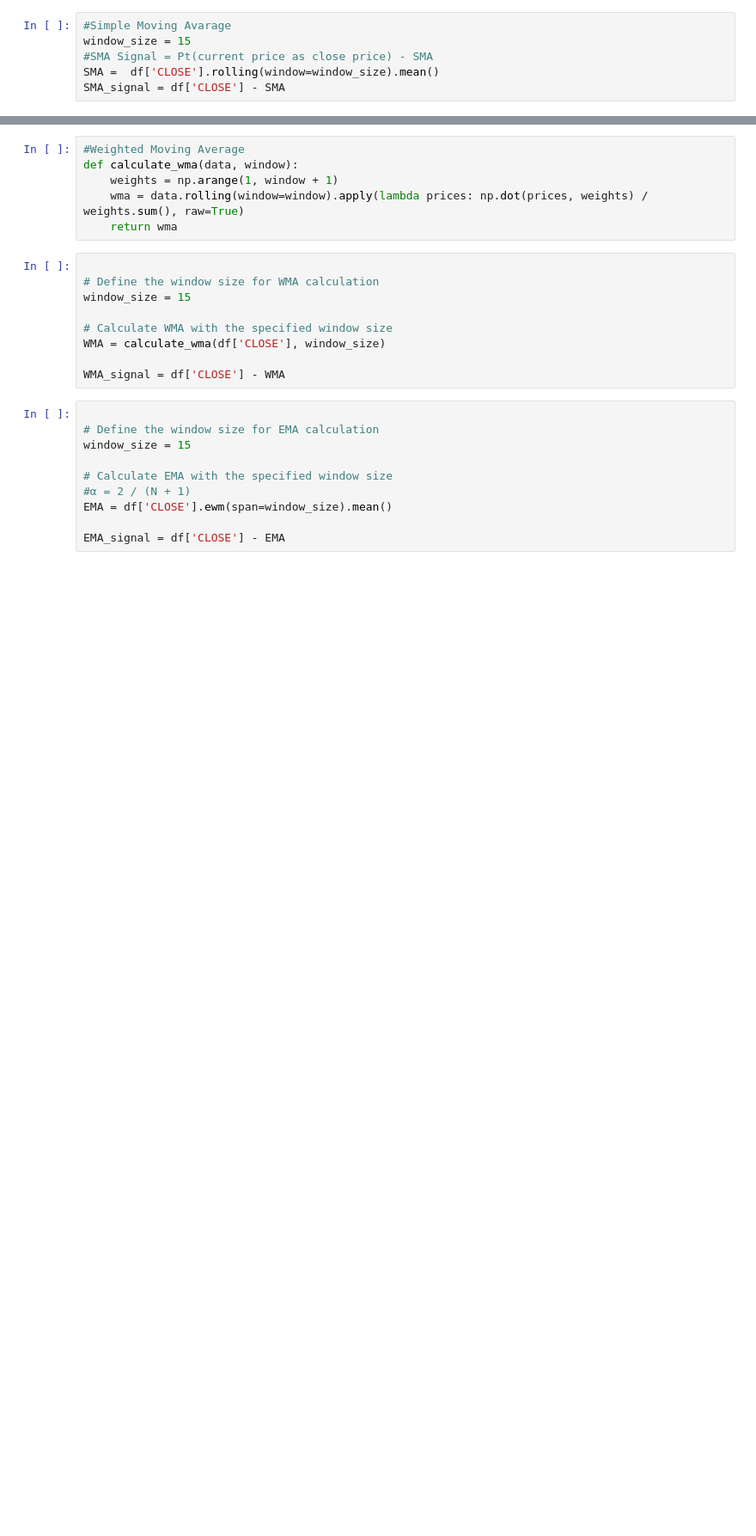
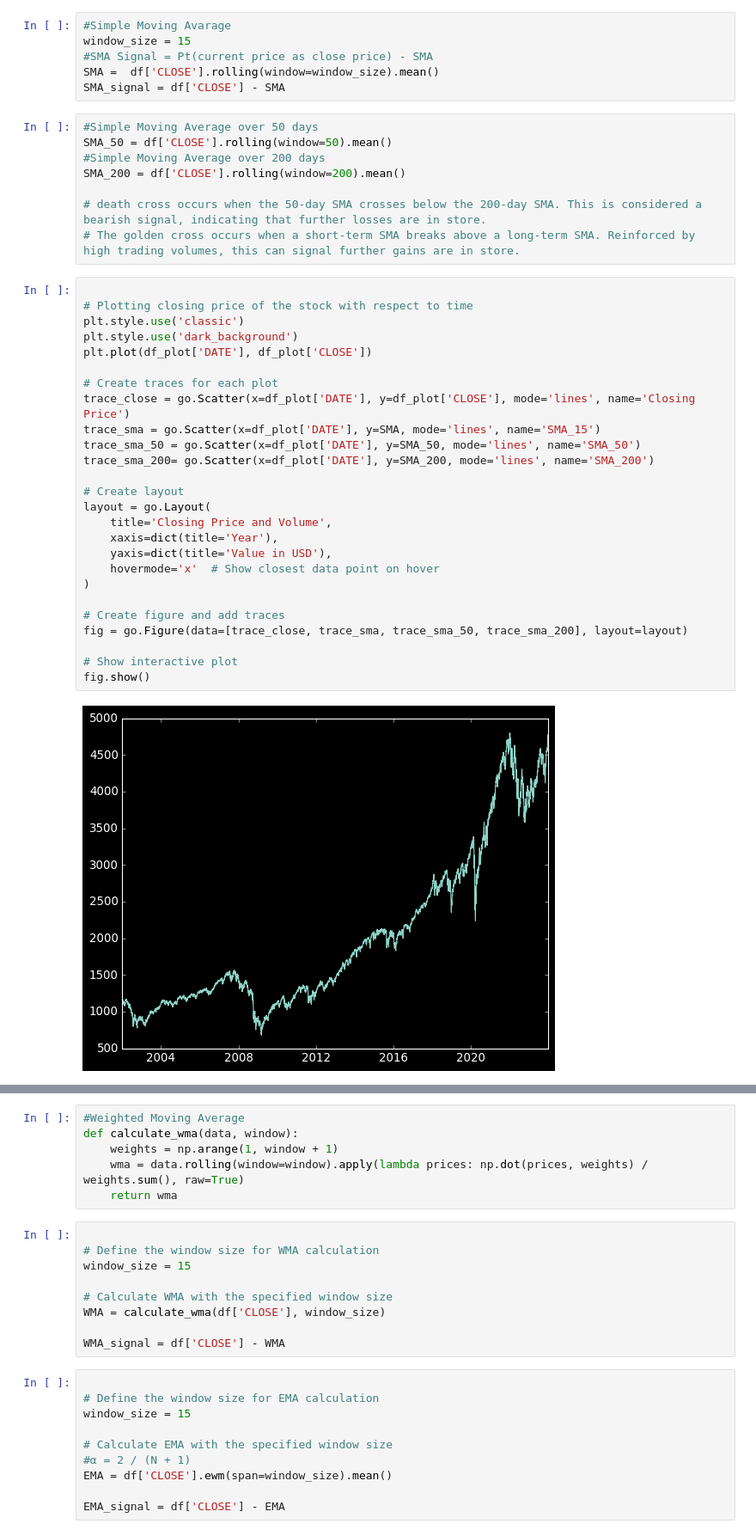
Before and after one commit to RashaJ90/Buy-Sell-Signals-XGBRegressor, a Jupyter notebook: notebooks/investor.ipynb, the cells around one changed output, grey strips where cells are left out. Shown at 86% size. Cells and saved outputs as stored; diff of their text form; blank space fills up the shorter version.

```diff
--- a/notebooks/investor.ipynb
+++ b/notebooks/investor.ipynb
@@ -184,3 +162,39 @@ window_size = 15
 #SMA Signal = Pt(current price as close price) - SMA
 SMA =  df['CLOSE'].rolling(window=window_size).mean()
 SMA_signal = df['CLOSE'] - SMA
+# %%
+#Simple Moving Average over 50 days
+SMA_50 = df['CLOSE'].rolling(window=50).mean()
+#Simple Moving Average over 200 days
+SMA_200 = df['CLOSE'].rolling(window=200).mean()
+
+# death cross occurs when the 50-day SMA crosses below the 200-day SMA. This is considered a bearish signal, indicating that further losses are in store.
+# The golden cross occurs when a short-term SMA breaks above a long-term SMA. Reinforced by high trading volumes, this can signal further gains are in store.
+# %%
+
+# Plotting closing price of the stock with respect to time
+plt.style.use('classic')
+plt.style.use('dark_background')
+plt.plot(df_plot['DATE'], df_plot['CLOSE'])
+
+# Create traces for each plot
+trace_close = go.Scatter(x=df_plot['DATE'], y=df_plot['CLOSE'], mode='lines', name='Closing Price')
+trace_sma = go.Scatter(x=df_plot['DATE'], y=SMA, mode='lines', name='SMA_15')
+trace_sma_50 = go.Scatter(x=df_plot['DATE'], y=SMA_50, mode='lines', name='SMA_50')
+trace_sma_200= go.Scatter(x=df_plot['DATE'], y=SMA_200, mode='lines', name='SMA_200')
+
+# Create layout
+layout = go.Layout(
+    title='Closing Price and Volume',
+    xaxis=dict(title='Year'),
+    yaxis=dict(title='Value in USD'),
+    hovermode='x'  # Show closest data point on hover
+)
+
+# Create figure and add traces
+fig = go.Figure(data=[trace_close, trace_sma, trace_sma_50, trace_sma_200], layout=layout)
+
+# Show interactive plot
+fig.show()
+# %% [output]
+[figure, added]
```
Also changed, not shown: parts of 7 cells of this notebook.
